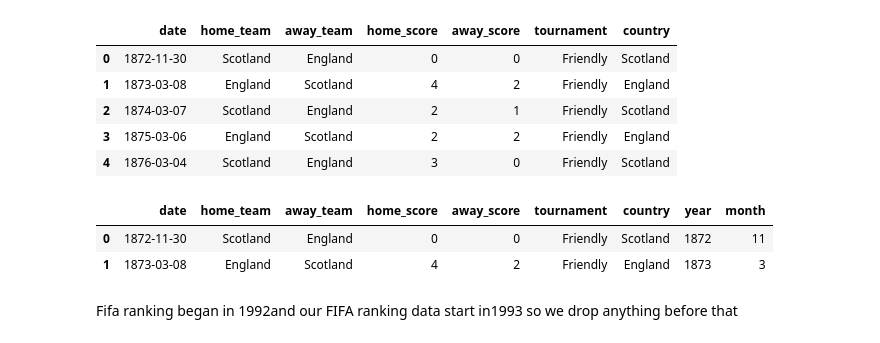
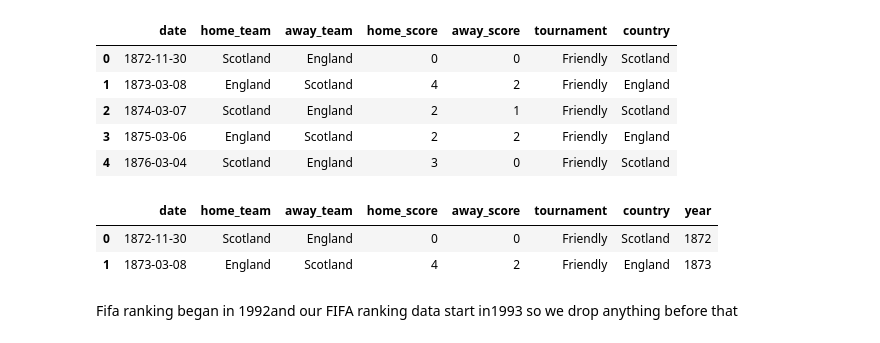
Before and after one commit to dynasty-29/Fifa-Ranking, a Jupyter notebook: Moringa_Data_Science_Core_ModuleII_W6_Independent_Project_2022_06_Margaret_Gathoni.ipynb, the cells around one changed output. Saved outputs shown, nothing was run; the diff lists cells and outputs as text; code cells hidden in the pictures.

```diff
--- a/Moringa_Data_Science_Core_ModuleII_W6_Independent_Project_2022_06_Margaret_Gathoni.ipynb
+++ b/Moringa_Data_Science_Core_ModuleII_W6_Independent_Project_2022_06_Margaret_Gathoni.ipynb
@@ -248,17 +248,17 @@ results.head()
 # %%
 #we need to split the date column and form a year  column
 #First we need to change our format
 results['date'] = pd.to_datetime(results.date, format='%Y-%m-%d')
 results['date'] = results['date'].dt.strftime('%Y-%m-%d')
 #then create the new columns
 results['year'] = pd.DatetimeIndex(results['date']).year
-results['month'] = pd.DatetimeIndex(results['date']).month
+
 
 results.head(2)
 # %% [output]
-|  | date | home_team | away_team | home_score | away_score | tournament | country | year | month |
-| 0 | 1872-11-30 | Scotland | England | 0 | 0 | Friendly | Scotland | 1872 | 11 |
-| 1 | 1873-03-08 | England | Scotland | 4 | 2 | Friendly | England | 1873 | 3 |
+|  | date | home_team | away_team | home_score | away_score | tournament | country | year |
+| 0 | 1872-11-30 | Scotland | England | 0 | 0 | Friendly | Scotland | 1872 |
+| 1 | 1873-03-08 | England | Scotland | 4 | 2 | Friendly | England | 1873 |
 # %% [markdown]
 Fifa ranking began in 1992and our FIFA ranking data start in1993 so we drop anything before that
 # %%
```
Also changed, not shown: parts of 25 cells of this notebook.
